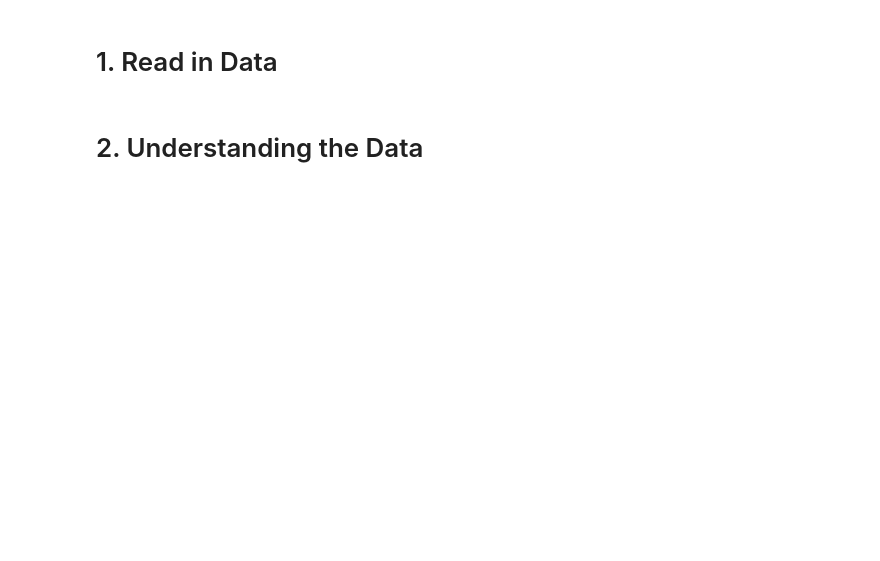
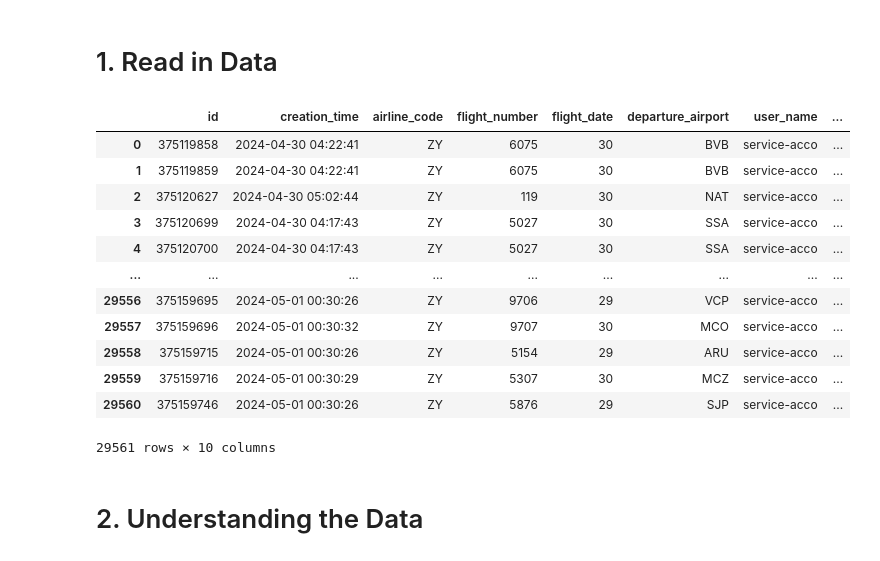
Before and after one commit to henrik-ra/Projektrealisierung, a Jupyter notebook: data_exploration.ipynb, the cells around one changed output. Saved outputs shown, nothing was run; the diff lists cells and outputs as text; code cells hidden in the pictures; blank space fills up the shorter version.

Commit message:
update data exp

```diff
--- a/data_exploration.ipynb
+++ b/data_exploration.ipynb
@@ -8,5 +9,5 @@ import json
 # %% [markdown]
 # 1. Read in Data
 # %%
-file_path = "/content/Tripfile_Beispieldaten.csv"
+file_path = "/content/ZYXW_tripfiles.csv"
 # %%
@@ -14,3 +16,22 @@ data = pd.read_csv(file_path, delimiter=';', quotechar='"', engine='python')
+# %%
+# Daten
+data = pd.read_csv(file_path, delimiter=',', quotechar='"', engine='python', on_bad_lines='skip')
+# %%
+data
+# %% [output]
+|  | id | creation_time | airline_code | flight_number | flight_date | departure_airport | user_name | ... |
+| 0 | 375119858 | 2024-04-30 04:22:41 | ZY | 6075 | 30 | BVB | service-acco | ... |
+| 1 | 375119859 | 2024-04-30 04:22:41 | ZY | 6075 | 30 | BVB | service-acco | ... |
+| 2 | 375120627 | 2024-04-30 05:02:44 | ZY | 119 | 30 | NAT | service-acco | ... |
+| 3 | 375120699 | 2024-04-30 04:17:43 | ZY | 5027 | 30 | SSA | service-acco | ... |
+| 4 | 375120700 | 2024-04-30 04:17:43 | ZY | 5027 | 30 | SSA | service-acco | ... |
+| ... | ... | ... | ... | ... | ... | ... | ... | ... |
+| 29556 | 375159695 | 2024-05-01 00:30:26 | ZY | 9706 | 29 | VCP | service-acco | ... |
+| 29557 | 375159696 | 2024-05-01 00:30:32 | ZY | 9707 | 30 | MCO | service-acco | ... |
+| 29558 | 375159715 | 2024-05-01 00:30:26 | ZY | 5154 | 29 | ARU | service-acco | ... |
+| 29559 | 375159716 | 2024-05-01 00:30:29 | ZY | 5307 | 30 | MCZ | service-acco | ... |
+| 29560 | 375159746 | 2024-05-01 00:30:26 | ZY | 5876 | 29 | SJP | service-acco | ... |
+29561 rows × 10 columns
 # %% [markdown]
 # 2. Understanding the Data
 # %%
```
Also changed, not shown: parts of 5 cells of this notebook, 1 other file.
